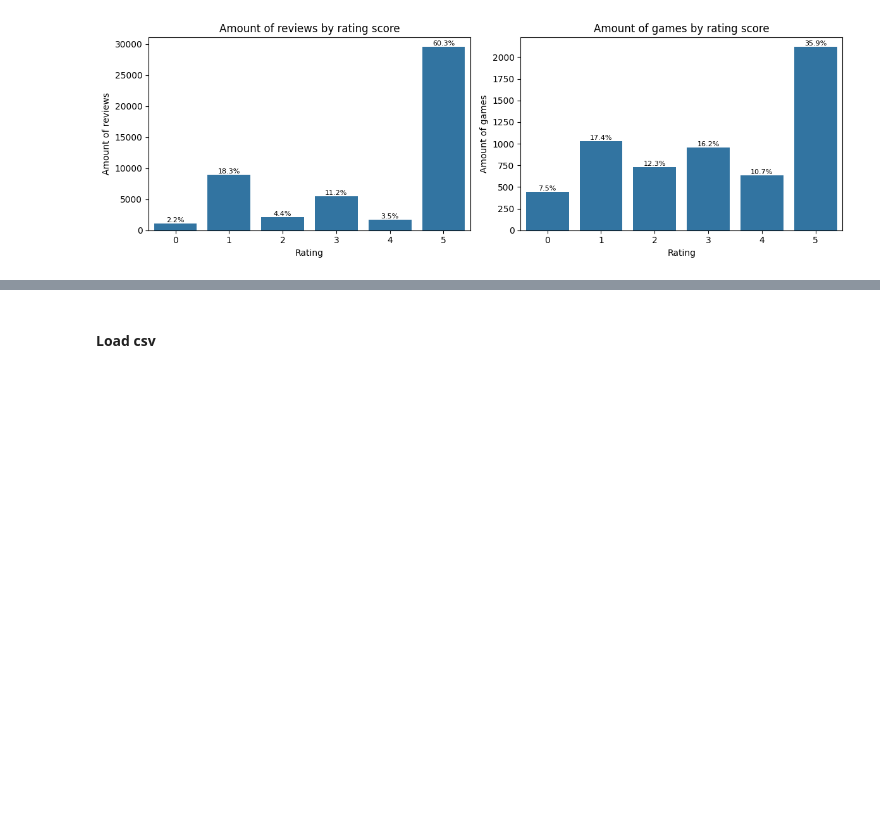
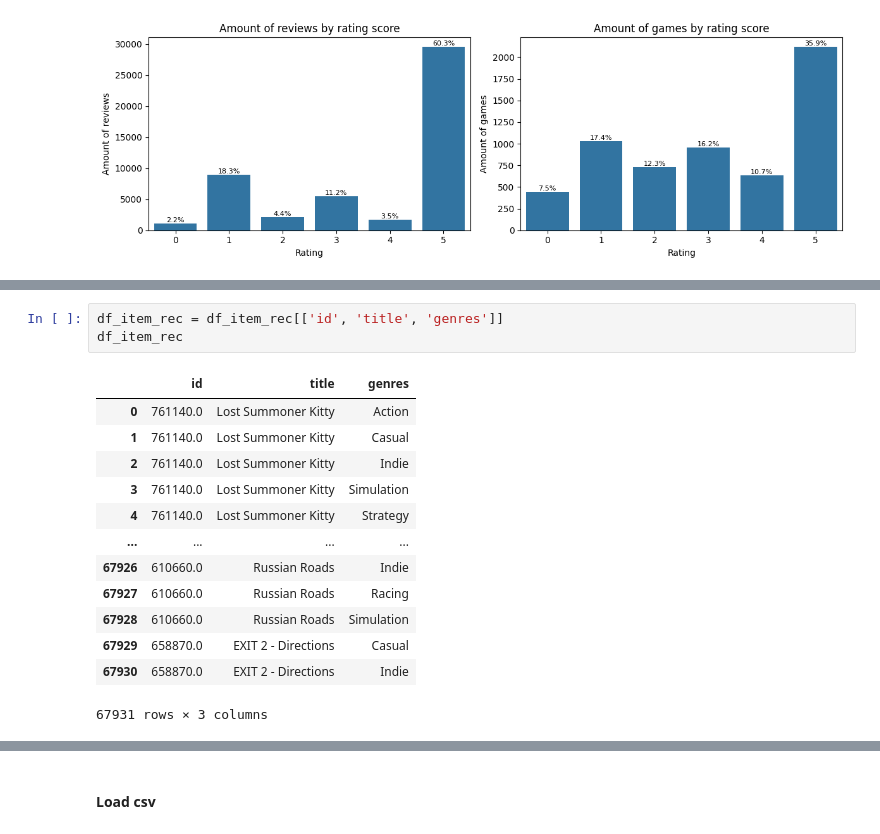
Before and after one commit to ga-romu/PI-MLOps-steam-recs, a Jupyter notebook: notebooks/03_EDA.ipynb, the cells around one changed output, grey strips where cells are left out. Drawn from its saved outputs; the diff is of its cells as text; blank space fills up the shorter version.

```diff
--- a/notebooks/03_EDA.ipynb
+++ b/notebooks/03_EDA.ipynb
@@ -556,0 +577,17 @@ plt.show()
+# %%
+df_item_rec = df_item_rec[['id', 'title', 'genres']]
+df_item_rec
+# %% [output]
+|  | id | title | genres |
+| 0 | 761140.0 | Lost Summoner Kitty | Action |
+| 1 | 761140.0 | Lost Summoner Kitty | Casual |
+| 2 | 761140.0 | Lost Summoner Kitty | Indie |
+| 3 | 761140.0 | Lost Summoner Kitty | Simulation |
+| 4 | 761140.0 | Lost Summoner Kitty | Strategy |
+| ... | ... | ... | ... |
+| 67926 | 610660.0 | Russian Roads | Indie |
+| 67927 | 610660.0 | Russian Roads | Racing |
+| 67928 | 610660.0 | Russian Roads | Simulation |
+| 67929 | 658870.0 | EXIT 2 - Directions | Casual |
+| 67930 | 658870.0 | EXIT 2 - Directions | Indie |
+67931 rows × 3 columns
```
Also changed, not shown: parts of 6 cells of this notebook, 8 other files.
